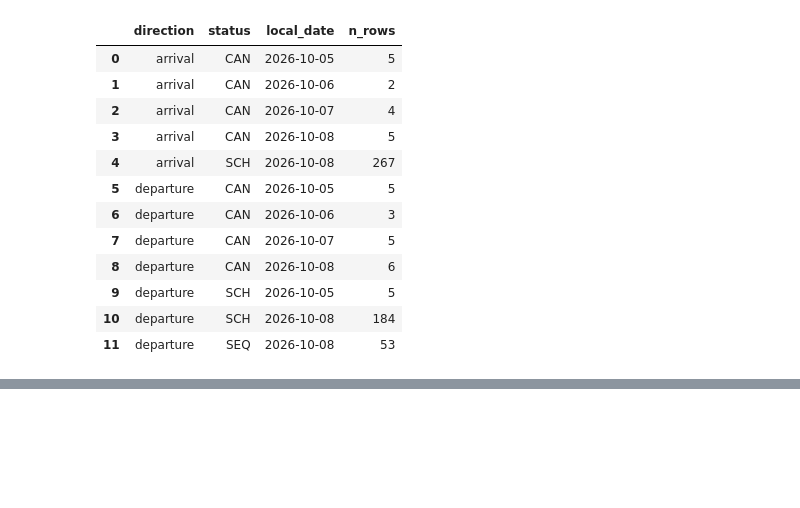
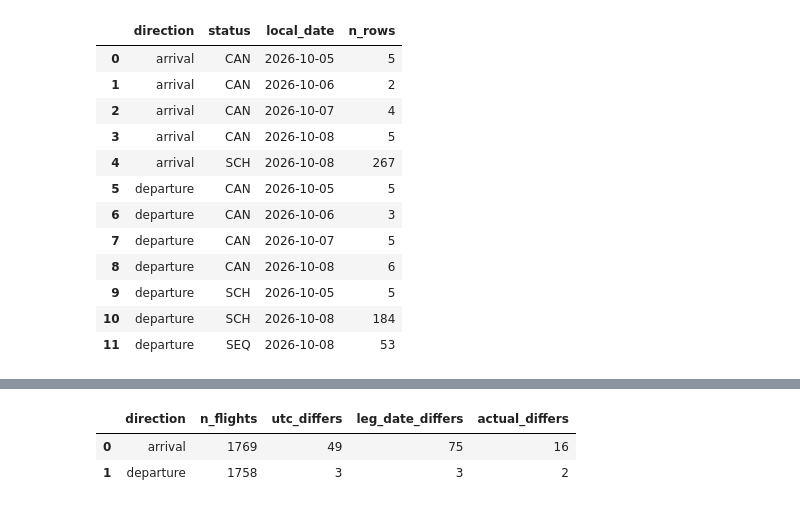
Before and after one commit to indiramahadiva/Flight-punctuality_4_DE25, a Jupyter notebook: notebooks/eda_swedavia.ipynb, the cells around one changed output, grey strips where cells are left out. Cells and saved outputs as stored; diff of their text form; code cells hidden in the pictures; blank space fills up the shorter version.

```diff
--- a/notebooks/eda_swedavia.ipynb
+++ b/notebooks/eda_swedavia.ipynb
@@ -317,0 +495,26 @@ con.sql("""
+# %%
+# Vilket datum är rätt. Jämförs mot Svensk dag för planerad tid.
+# CTE istället för subquery som ovan.
+con.sql("""
+    WITH dates AS (
+        SELECT direction,
+               CAST(scheduled_utc AT TIME ZONE 'Europe/Stockholm' AS DATE) AS swedish_date,
+               CAST(scheduled_utc AT TIME ZONE 'UTC' AS DATE) AS utc_date,
+               CAST(departure_date_utc AT TIME ZONE 'UTC' AS DATE) AS leg_date,
+               CAST(actual_utc AT TIME ZONE 'Europe/Stockholm' AS DATE) AS actual_swedish_date
+        FROM legs
+        WHERE status <> 'DEL'
+    )
+    SELECT direction,
+           COUNT(*) AS n_flights,
+           COUNT(*) FILTER (WHERE utc_date <> swedish_date) AS utc_differs,
+           COUNT(*) FILTER (WHERE leg_date <> swedish_date) AS leg_date_differs,
+           COUNT(*) FILTER (WHERE actual_swedish_date <> swedish_date) AS actual_differs
+    FROM dates
+    GROUP BY direction
+    ORDER BY direction
+""").df()
+# %% [output]
+|  | direction | n_flights | utc_differs | leg_date_differs | actual_differs |
+| 0 | arrival | 1769 | 49 | 75 | 16 |
+| 1 | departure | 1758 | 3 | 3 | 2 |
```
Also changed, not shown: parts of 11 cells of this notebook.
